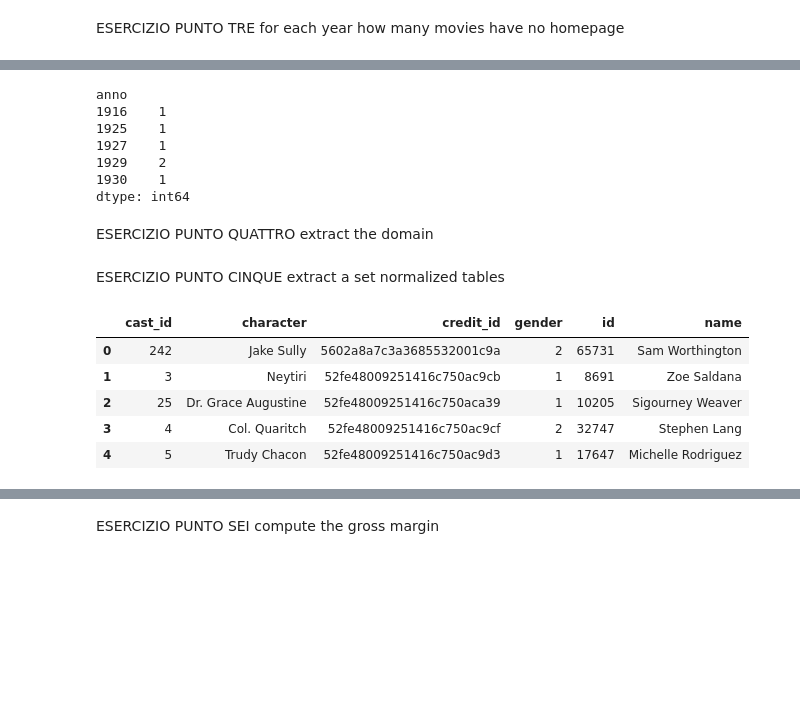
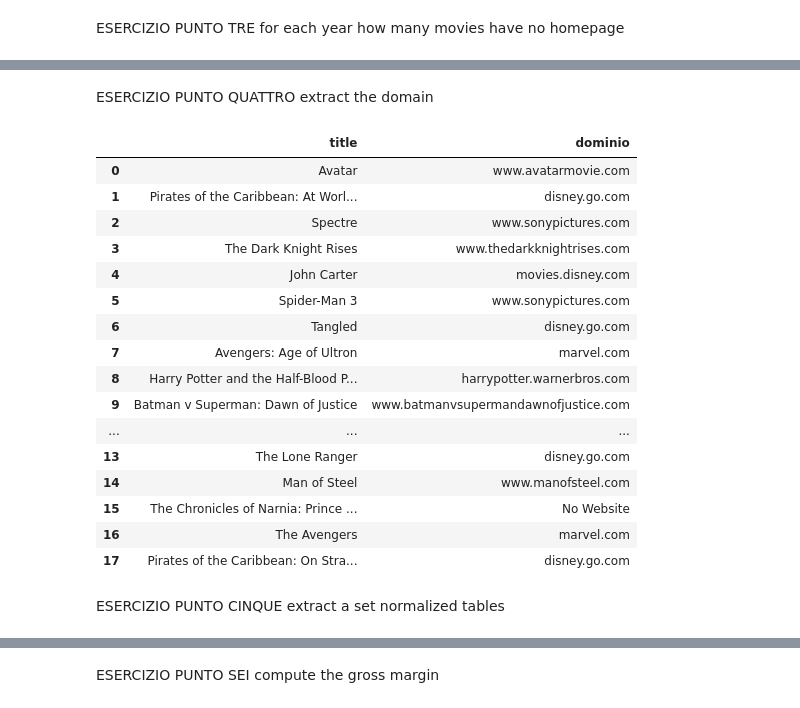
Before and after one commit to datapractitioner/Computer_Science_Project, a Jupyter notebook: Progetto_CS.ipynb, the cells around one changed output, grey strips where cells are left out. Cells and saved outputs as stored; diff of their text form; code cells hidden in the pictures; blank space fills up the shorter version.

```diff
--- a/Progetto_CS.ipynb
+++ b/Progetto_CS.ipynb
@@ -39,23 +48,36 @@ movies['anno'] = movies['release_date'].str.split('-', expand=True)[0]
-# %%
-movies[movies['homepage'].isnull()].groupby('anno').size().head()
-# %% [output]
-anno
-1916    1
-1925    1
-1927    1
-1929    2
-1930    1
-dtype: int64
 # %% [markdown]
 ESERCIZIO PUNTO QUATTRO
     extract the domain
 # %%
 array_domain = []
 
 for i in range(len(movies)):
     temporaneo = re.findall('//([\w]+[\.]?[\w]+[\.]?[\w]+)', str(movies['homepage'][i]))
-    array_domain.append(temporaneo)
+    if bool(temporaneo) == True:
+        array_domain.append(temporaneo[0])
+    elif bool(temporaneo) == False:
+        array_domain.append('No Website')
+
 movies['dominio'] = array_domain
+movies[['title','dominio']].head(18)
+# %% [output]
+|  | title | dominio |
+| 0 | Avatar | www.avatarmovie.com |
+| 1 | Pirates of the Caribbean: At Worl... | disney.go.com |
+| 2 | Spectre | www.sonypictures.com |
+| 3 | The Dark Knight Rises | www.thedarkknightrises.com |
+| 4 | John Carter | movies.disney.com |
+| 5 | Spider-Man 3 | www.sonypictures.com |
+| 6 | Tangled | disney.go.com |
+| 7 | Avengers: Age of Ultron | marvel.com |
+| 8 | Harry Potter and the Half-Blood P... | harrypotter.warnerbros.com |
+| 9 | Batman v Superman: Dawn of Justice | www.batmanvsupermandawnofjustice.com |
+| ... | ... | ... |
+| 13 | The Lone Ranger | disney.go.com |
+| 14 | Man of Steel | www.manofsteel.com |
+| 15 | The Chronicles of Narnia: Prince ... | No Website |
+| 16 | The Avengers | marvel.com |
+| 17 | Pirates of the Caribbean: On Stra... | disney.go.com |
 # %% [markdown]
 ESERCIZIO PUNTO CINQUE
 extract a set normalized tables
@@ -67,20 +89,10 @@ n_film = credits['movie_id'][:50]
 for i in range(len(n_film)):
     whole_cast = json.loads(credits['cast'][i])
     colonne = ['cast_id','character','credit_id','gender','id','name']
+    #con globals creo il dataframe per ogni film
     globals()['movie_'+str(n_film[i])] = pd.DataFrame(columns = colonne)
 
     for a in range(len(whole_cast)):
         tempp = list(whole_cast[a].values())
         del tempp[-1]
         globals()['movie_'+str(n_film[i])].loc[a] = tempp
-
-#per chiamare la tabella normalizzata basta scrivere movie_(movie_id)
-#ad esempio :
-movie_19995.head()
-# %% [output]
-|  | cast_id | character | credit_id | gender | id | name |
-| 0 | 242 | Jake Sully | 5602a8a7c3a3685532001c9a | 2 | 65731 | Sam Worthington |
-| 1 | 3 | Neytiri | 52fe48009251416c750ac9cb | 1 | 8691 | Zoe Saldana |
-| 2 | 25 | Dr. Grace Augustine | 52fe48009251416c750aca39 | 1 | 10205 | Sigourney Weaver |
-| 3 | 4 | Col. Quaritch | 52fe48009251416c750ac9cf | 2 | 32747 | Stephen Lang |
-| 4 | 5 | Trudy Chacon | 52fe48009251416c750ac9d3 | 1 | 17647 | Michelle Rodriguez |
```
Also changed, not shown: parts of 10 cells of this notebook.
